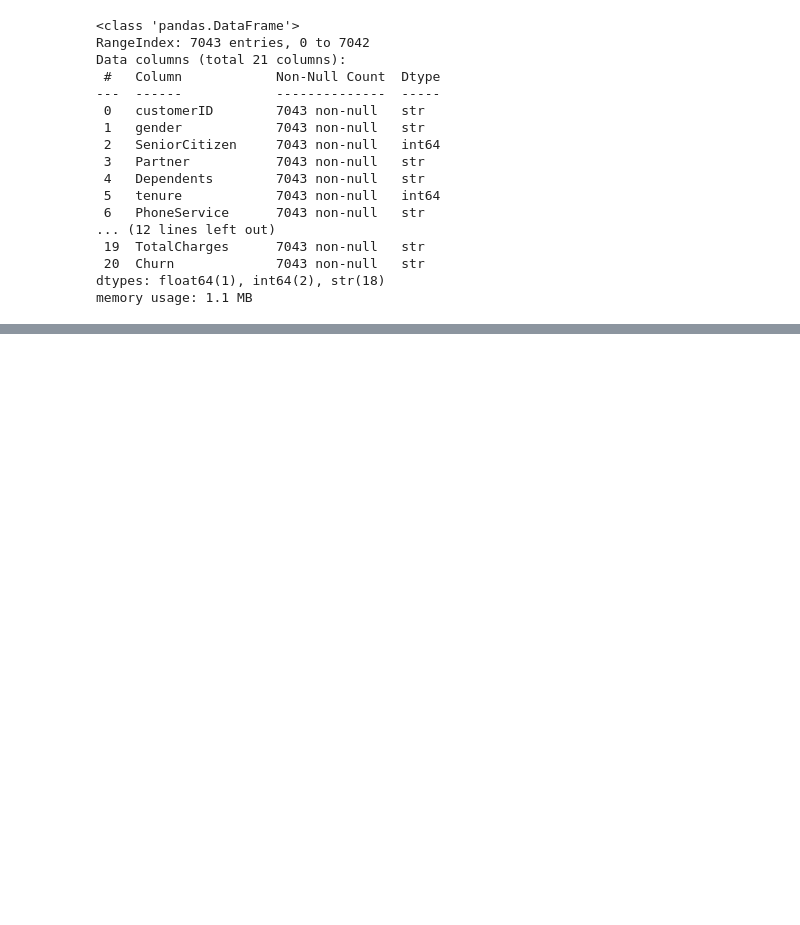
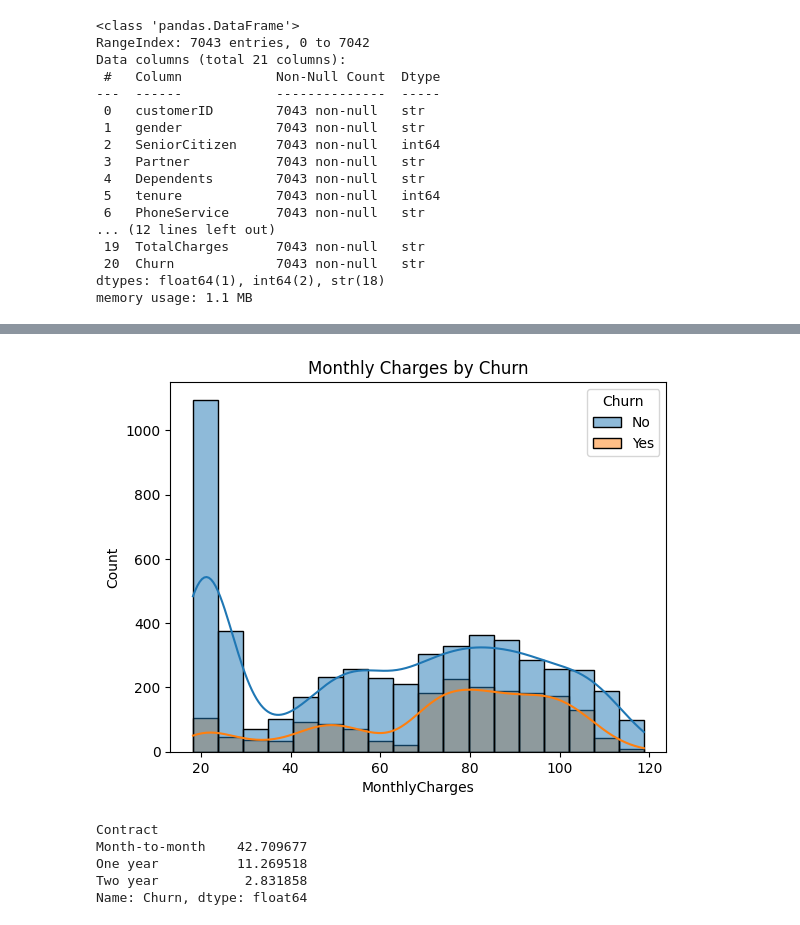
Before and after one commit to suchandra221/churnsense, a Jupyter notebook: notebooks/01_eda.ipynb, the cells around one changed output, grey strips where cells are left out. Cells and saved outputs as stored; diff of their text form; code cells hidden in the pictures; blank space fills up the shorter version.

```diff
--- a/notebooks/01_eda.ipynb
+++ b/notebooks/01_eda.ipynb
@@ -37,0 +123,16 @@ memory usage: 1.1 MB
+# %%
+sns.histplot(data=df, x="MonthlyCharges", hue="Churn", kde=True)
+plt.title("Monthly Charges by Churn")
+plt.show()
+# %% [output]
+[figure, added]
+# %%
+contract_churn = df.groupby("Contract")["Churn"].apply(lambda x: (x == "Yes").mean() * 100)
+
+contract_churn
+# %% [output]
+Contract
+Month-to-month    42.709677
+One year          11.269518
+Two year           2.831858
+Name: Churn, dtype: float64
```
Also changed, not shown: parts of 12 cells of this notebook.
